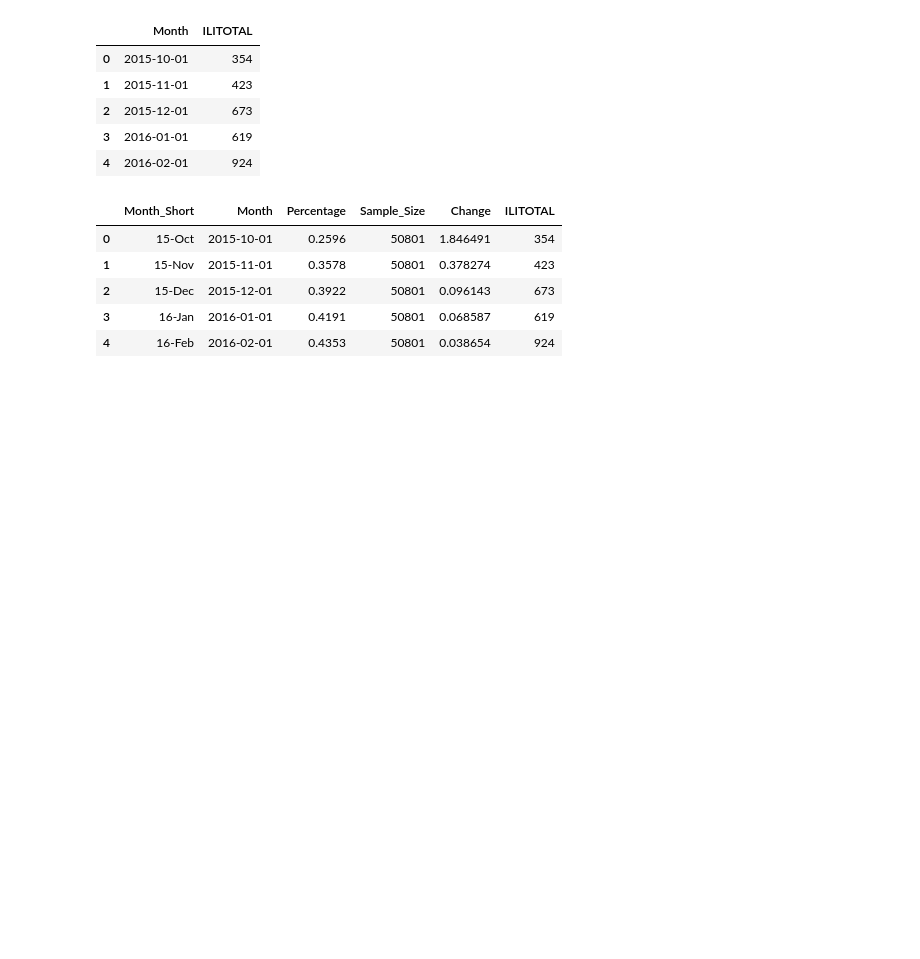
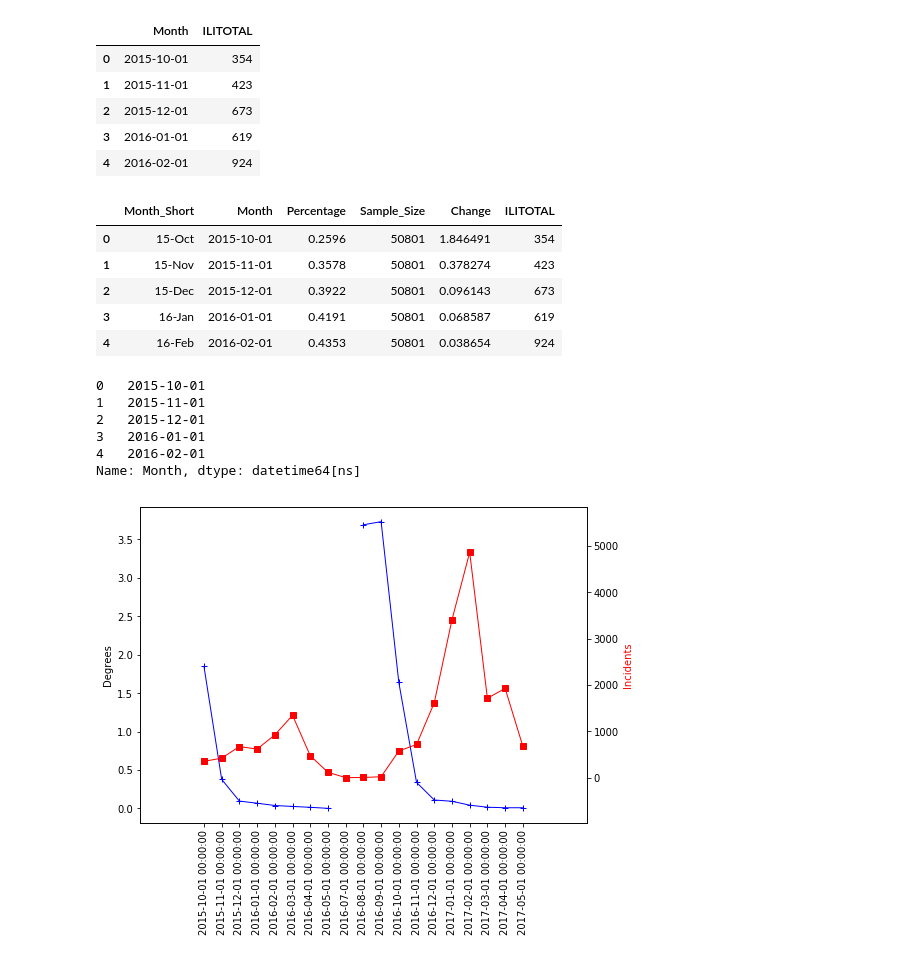
Before and after one commit to giolee88/FluTracker, a Jupyter notebook: Code/Vaccine.ipynb, the cells around one changed output. Drawn from its saved outputs; the diff is of its cells as text; code cells hidden in the pictures; blank space fills up the shorter version.

```diff
--- a/Code/Vaccine.ipynb
+++ b/Code/Vaccine.ipynb
@@ -106,0 +100,41 @@ plt.show()
+# %%
+#Create a variable for the x-axis and variables for y axis data
+x_axis = np.arange(len(merge_table))
+x_axis
+percchange = merge_table["Change"]
+inctotals = merge_table["ILITOTAL"]
+monthinfo = merge_table["Month"]
+monthinfo.head()
+# %% [output]
+0   2015-10-01
+1   2015-11-01
+2   2015-12-01
+3   2016-01-01
+4   2016-02-01
+Name: Month, dtype: datetime64[ns]
+# %%
+fig = plt.figure(figsize=(8, 6))
+plt.xticks(x_axis, monthinfo, rotation= 'vertical')
+ax1 = fig.add_subplot(111)
+ax1.plot(x_axis, percchange, marker="+", color="blue", linewidth=1, label="Percent Change")
+ax1.set_ylabel('Degrees')
+
+ax2 = ax1.twinx()
+ax2.plot(x_axis, inctotals, marker="s", color="Red", linewidth=1, label="Incidents")
+ax2.set_ylabel('Incidents', color='r')
+
+#for tl in ax2.get_yticklabels():
+ #   tl.set_color('r')
+# Pad margins so that markers don't get clipped by the axes
+plt.margins(0.2)
+# Tweak spacing to prevent clipping of tick-labels
+plt.subplots_adjust(bottom=0.15)
+#plt.savefig('Incident_Weather2scales.png')
+plt.show()
+
+# Save our graph and show the grap
+#plt.tight_layout()
+#plt.savefig("Flu_Incident.png")
+plt.show()
+# %% [output]
+[figure, added]
```
Also changed, not shown: parts of 1 cell of this notebook, 1 other file.
